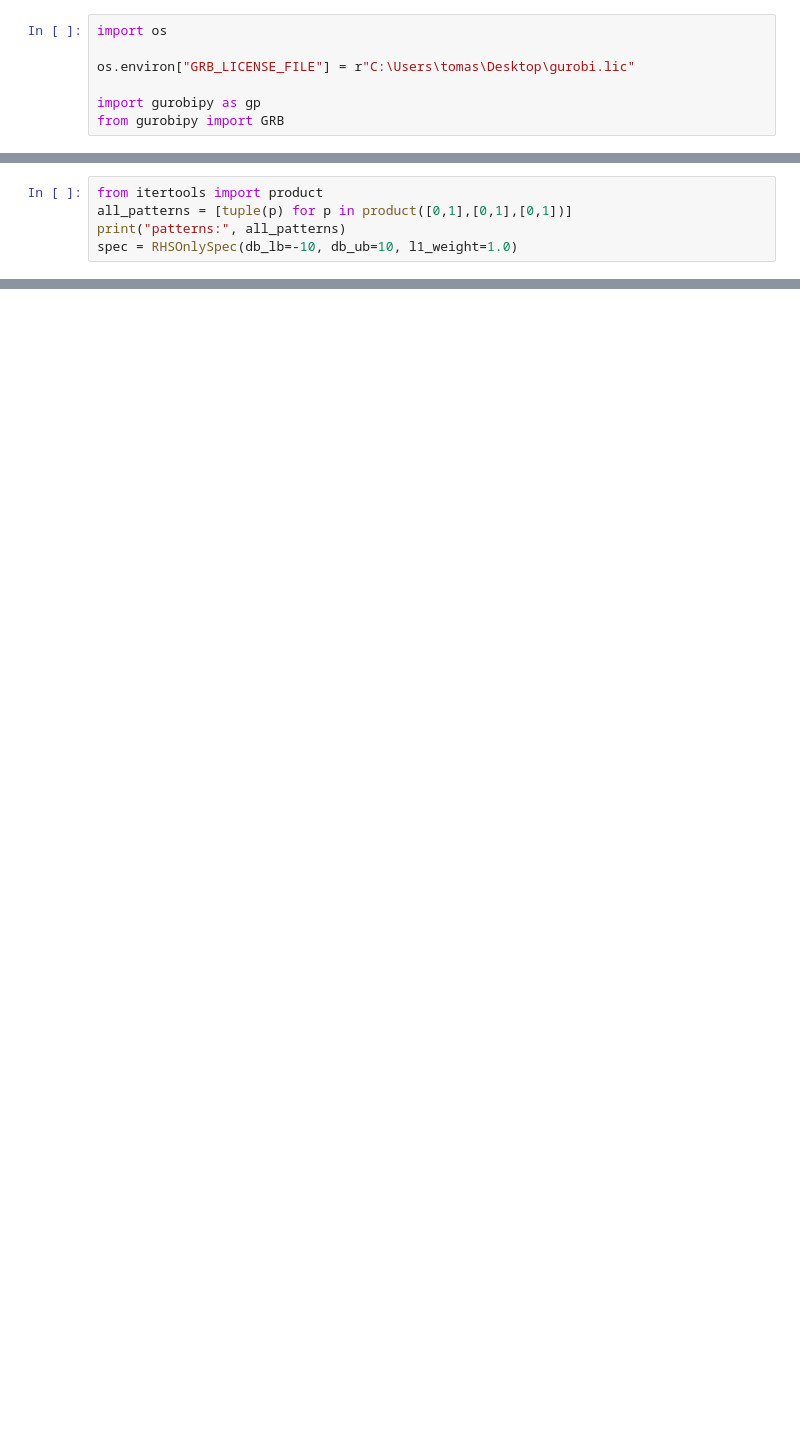
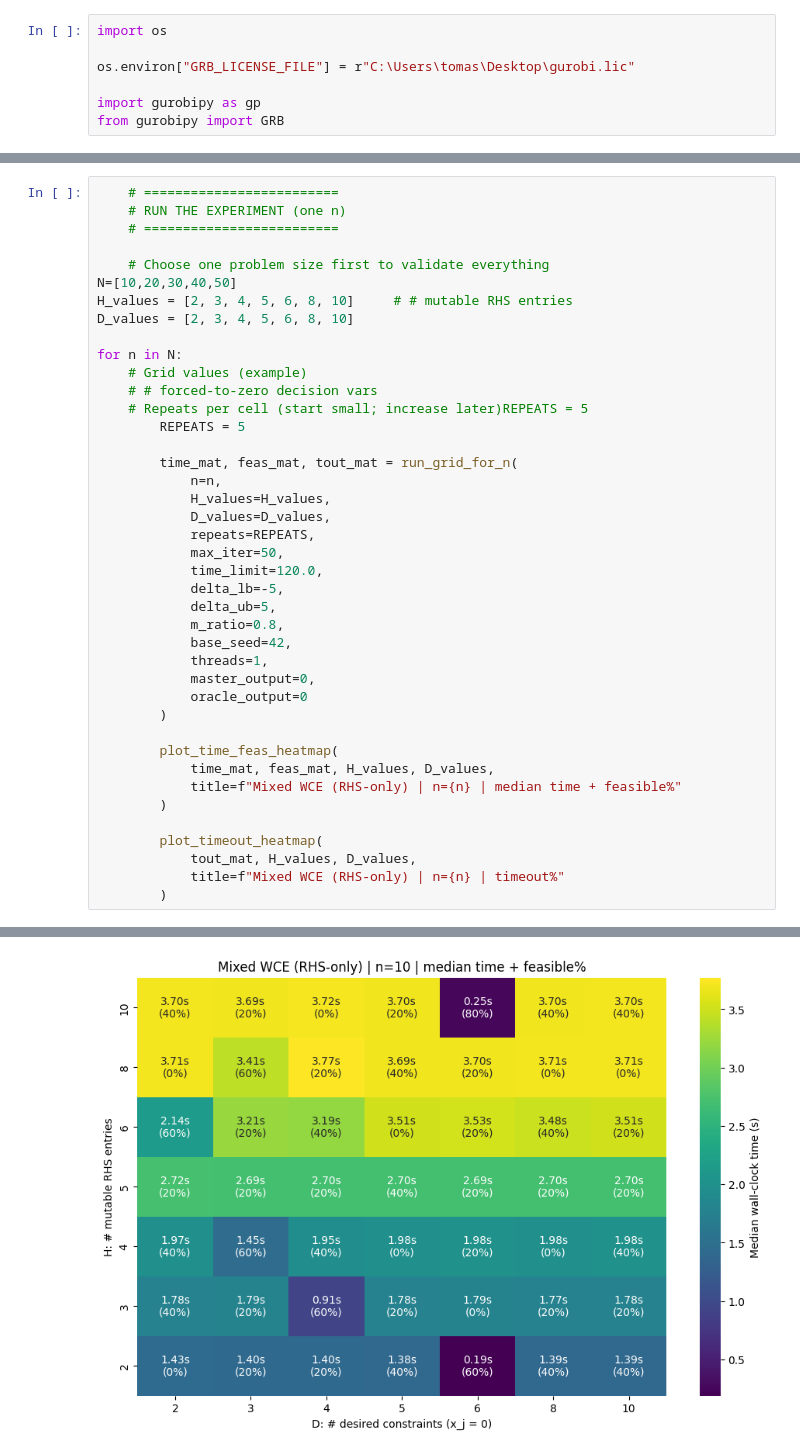
Before and after one commit to TomasStevenson/Counterfactual-Explanations-for-optimization-problems, a Jupyter notebook: WeakCE_Mixed.ipynb, the cells around one changed output, grey strips where cells are left out. Cells and saved outputs as stored; diff of their text form; blank space fills up the shorter version.

```diff
--- a/WeakCE_Mixed.ipynb
+++ b/WeakCE_Mixed.ipynb
@@ -1239,5 +602,0 @@ FW u: [1 1 1] u_pat: (1, 1, 1)
-# %%
-from itertools import product
-all_patterns = [tuple(p) for p in product([0,1],[0,1],[0,1])]
-print("patterns:", all_patterns)
-spec = RHSOnlySpec(db_lb=-10, db_ub=10, l1_weight=1.0)
@@ -1274,0 +877,42 @@ Coefficient statistics:
+# %%
+    # =========================
+    # RUN THE EXPERIMENT (one n)
+    # =========================
+
+    # Choose one problem size first to validate everything
+N=[10,20,30,40,50]
+H_values = [2, 3, 4, 5, 6, 8, 10]     # # mutable RHS entries
+D_values = [2, 3, 4, 5, 6, 8, 10]
+
+for n in N:
+    # Grid values (example)
+    # # forced-to-zero decision vars
+    # Repeats per cell (start small; increase later)REPEATS = 5
+        REPEATS = 5
+
+        time_mat, feas_mat, tout_mat = run_grid_for_n(
+            n=n,
+            H_values=H_values,
+            D_values=D_values,
+            repeats=REPEATS,
+            max_iter=50,
+            time_limit=120.0,
+            delta_lb=-5,
+            delta_ub=5,
+            m_ratio=0.8,
+            base_seed=42,
+            threads=1,
+            master_output=0,
+            oracle_output=0
+        )
+
+        plot_time_feas_heatmap(
+            time_mat, feas_mat, H_values, D_values,
+            title=f"Mixed WCE (RHS-only) | n={n} | median time + feasible%"
+        )
+
+        plot_timeout_heatmap(
+            tout_mat, H_values, D_values,
+            title=f"Mixed WCE (RHS-only) | n={n} | timeout%"
+        )
+# %% [output]
@@ -1274,0 +936 @@ Coefficient statistics:
+[figure, added]
```
Also changed, not shown: parts of 29 cells of this notebook.
